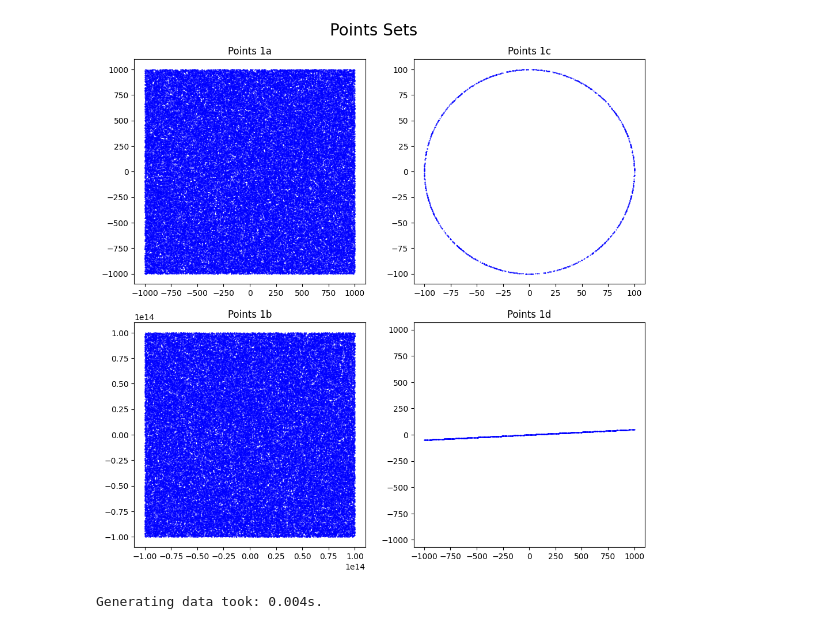
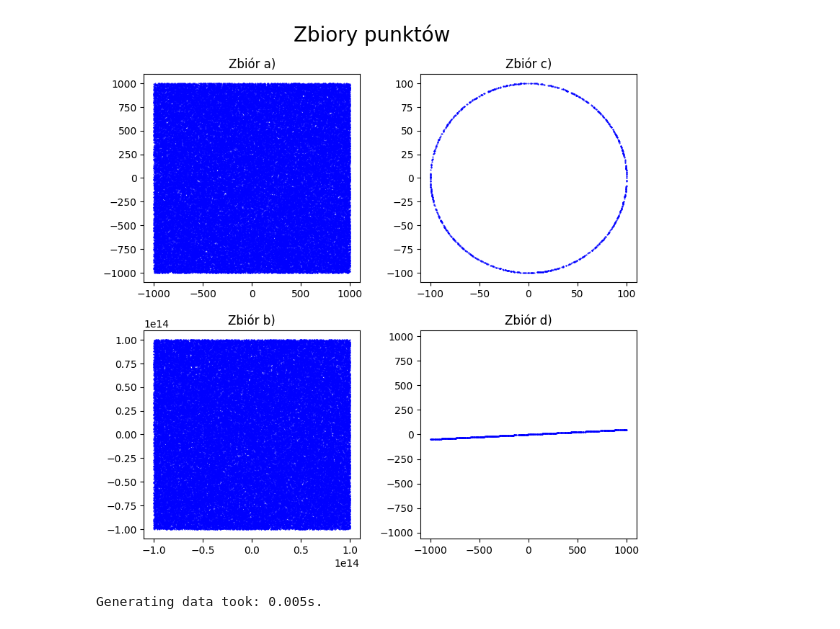
Before and after one commit to pawel002/Geometric-Algorithms, a Jupyter notebook: lab1/lab1.ipynb, the cells around one changed output. Cells and saved outputs as stored; diff of their text form; code cells hidden in the pictures.

```diff
--- a/lab1/lab1.ipynb
+++ b/lab1/lab1.ipynb
@@ -1,6 +1,5 @@
 # %%
 %matplotlib inline
-
 import matplotlib
 import matplotlib.pyplot as plt
 import matplotlib.patches as mpatches
@@ -9,48 +8,50 @@ import random
 import math
 import time
 
-random.seed(1)
-matplotlib.rcParams['figure.figsize'] = [10, 10]
+np.random.seed(2)
+matplotlib.rcParams['figure.figsize'] = [8, 8]
 
 data = []
 generation_start = time.time()
 # generating 1a
 data.append(np.random.uniform(-1000, 1000, [10**5, 2]))
 
 # generating 1b
 data.append(np.random.uniform(-10**14, 10**14, [10**5, 2]))
 
 # generating 1c
 data.append(np.array([[100*math.sin(angle),  100*math.cos(angle)]
                       for angle in np.random.uniform(0, 2*math.pi, 1000)]))
 
 # generating 1d
 a, b = [-1, 0], [1, 0.1]
 m = (a[1] - b[1]) / (a[0] - b[0])
 u = a[1] - m * a[0]
 
 data.append(np.array([[x, x*m + u] for x in np.random.uniform(-1000, 1000, 1000)]))
 generation_stop = time.time()
 
 # Plotting  data
 figure, axis = plt.subplots(2, 2)
 plt.axis("equal")
 for i, data_set in enumerate(data):
     axis[i%2, i//2].scatter(*zip(*data_set), color="blue", s=0.2)
 
-figure.suptitle('Points Sets', fontsize=20)
+figure.suptitle('Zbiory punktów', fontsize=20)
 figure.tight_layout(pad=2)
-axis[0, 0].set_title("Points 1a")
-axis[0, 1].set_title("Points 1c")
-axis[1, 0].set_title("Points 1b")
-axis[1, 1].set_title("Points 1d")
+axis[0, 0].set_title("Zbiór a)")
+axis[0, 1].set_title("Zbiór c)")
+axis[1, 0].set_title("Zbiór b)")
+axis[1, 1].set_title("Zbiór d)")
 
-# plt.savefig('images/sets_vis.png', dpi=1000)
+
+# save plot
+# plt.savefig('images/sets_vis.png', dpi=500)
 plt.show()
 print(f"Generating data took: {generation_stop - generation_start :.3f}s.")
 # %% [output]
-[figure, old version]
+[figure, new version]
-Generating data took: 0.004s.
+Generating data took: 0.005s.
 # %%
 %matplotlib inline
 
```
Also changed, not shown: parts of 3 cells of this notebook, 5 other files.
